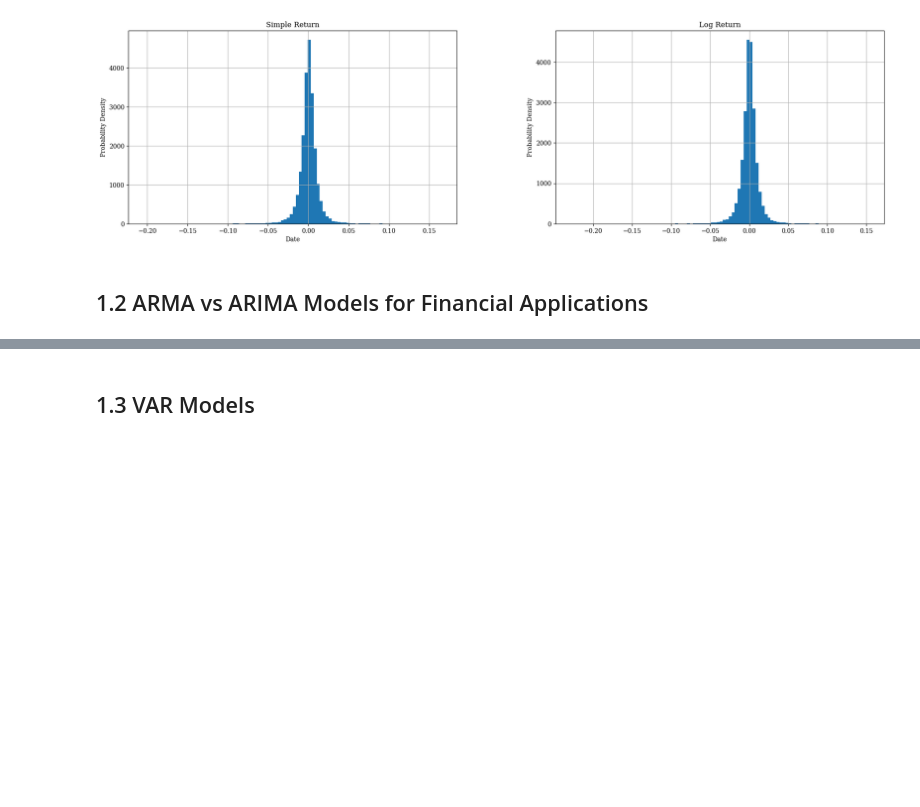
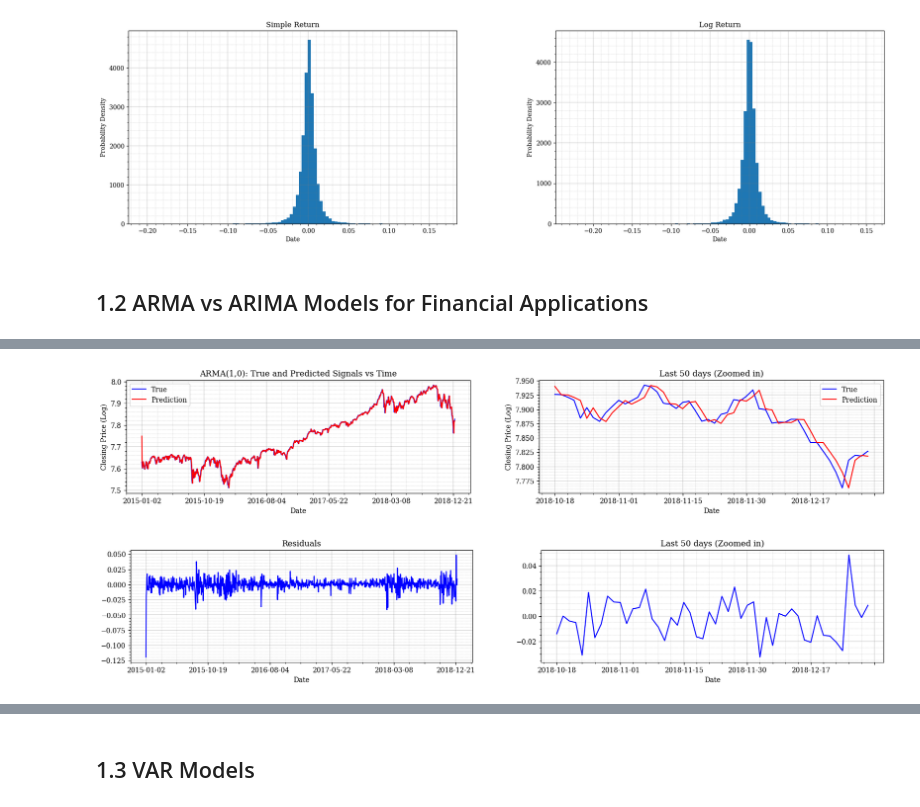
Before and after one commit to limited-fion/fspml-ee4, a Jupyter notebook: FSPML.ipynb, the cells around one changed output, grey strips where cells are left out. Drawn from its saved outputs; the diff is of its cells as text; code cells hidden in the pictures; blank space fills up the shorter version.

```diff
--- a/FSPML.ipynb
+++ b/FSPML.ipynb
@@ -221,0 +238,26 @@ plt.show()
+# %%
+model = ARIMA(snp_arma['True'], order=(1,0,0))
+snp_arma['Res'] = model.fit().resid
+snp_arma['Prediction'] = snp_arma['True'] - snp_arma['Res']
+
+
+fig1, axes = plt.subplots(1, 2, figsize=(20,3))
+graph_plot(axes[0], snp_arma[['True', 'Prediction']], label = ['True', 'Prediction'], color=['b','r'])
+graph_plot(axes[1], snp_arma[['True', 'Prediction']][-50:], label = ['True', 'Prediction'], color=['b','r'])
+graph_deco(axes[0], 'Date', 'Closing Price (Log)', 'ARMA(1,0): True and Predicted Signals vs Time')
+graph_deco(axes[1], 'Date', 'Closing Price (Log)', 'Last 50 days (Zoomed in)')
+grid_minor()
+plt.savefig(os.path.join(directory, "1_2_2_1.svg"))
+
+
+
+fig2, axes = plt.subplots(1, 2, figsize=(20,3))
+graph_plot(axes[0], snp_arma['Res'])
+graph_plot(axes[1], snp_arma['Res'][-50:])
+graph_deco(axes[0], 'Date', '', 'Residuals', legend_on=False)
+graph_deco(axes[1], 'Date', '', 'Last 50 days (Zoomed in)', legend_on=False)
+grid_minor()
+plt.savefig(os.path.join(directory, "1_2_2_2.svg"))
+# %% [output]
+[figure, added]
+[figure, added]
```
Also changed, not shown: parts of 10 cells of this notebook.
